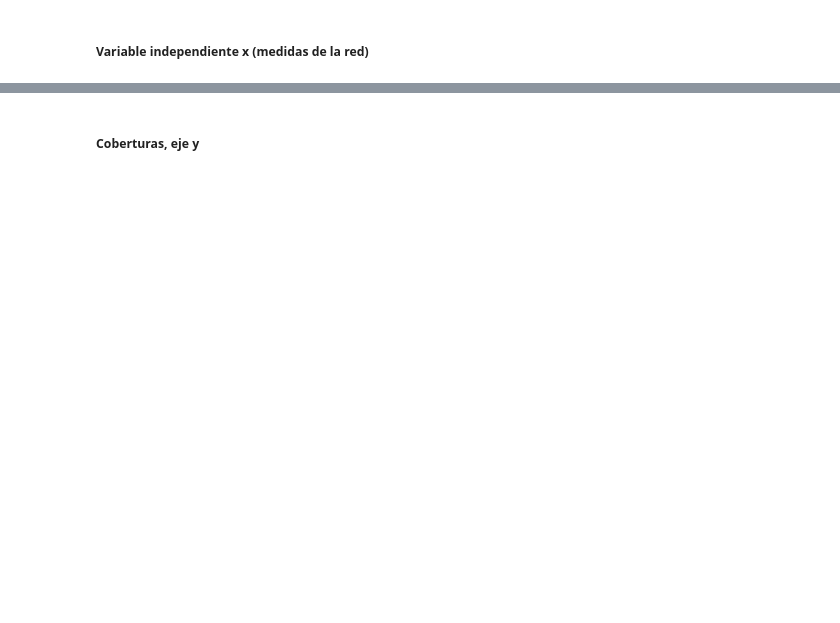
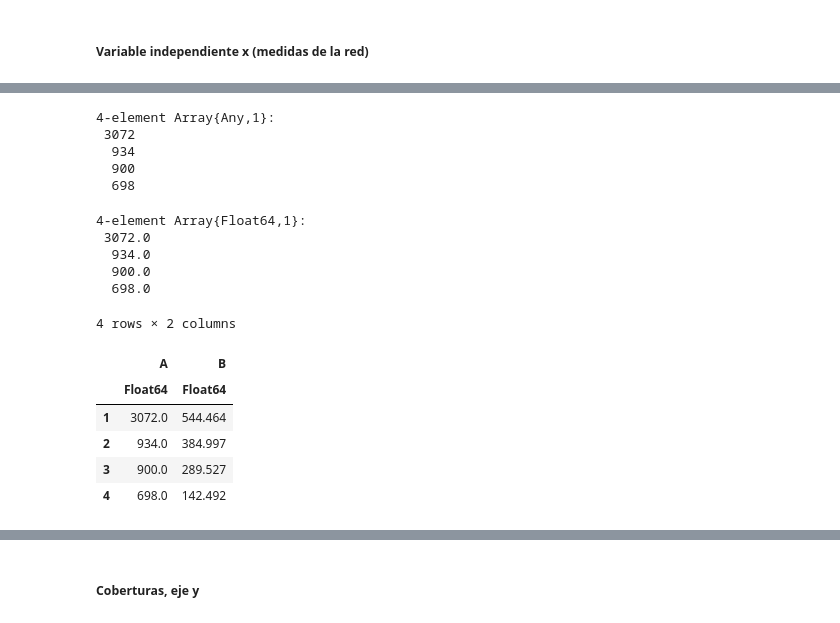
Before and after one commit to Yuriyama/Proyecto_aerolineas, a Jupyter notebook: Code/Analysis.ipynb, the cells around one changed output, grey strips where cells are left out. Cells and saved outputs as stored; diff of their text form; code cells hidden in the pictures; blank space fills up the shorter version.

```diff
--- a/Code/Analysis.ipynb
+++ b/Code/Analysis.ipynb
@@ -306,0 +455,27 @@ plot(hist_out_degree_G,hist_out_degree_SA,hist_out_degree_ST,hist_out_degree_OW,
+# %%
+cdp.x1
+# %% [output]
+4-element Array{Any,1}:
+ 3072
+  934
+  900
+  698
+# %%
+df = DataFrame(A = [3072.0, 934.0, 900.0, 698.0], B = y)
+df[1]
+# %% [output]
+4-element Array{Float64,1}:
+ 3072.0
+  934.0
+  900.0
+  698.0
+# %%
+df
+# %% [output]
+4 rows × 2 columns
+|  | A | B |
+|  | Float64 | Float64 |
+| 1 | 3072.0 | 544.464 |
+| 2 | 934.0 | 384.997 |
+| 3 | 900.0 | 289.527 |
+| 4 | 698.0 | 142.492 |
```
Also changed, not shown: parts of 46 cells of this notebook.
